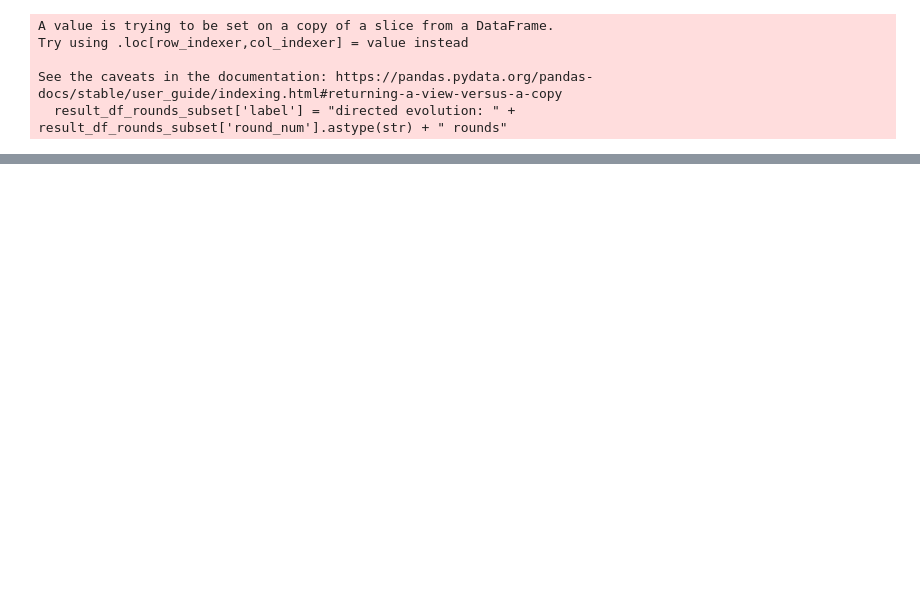
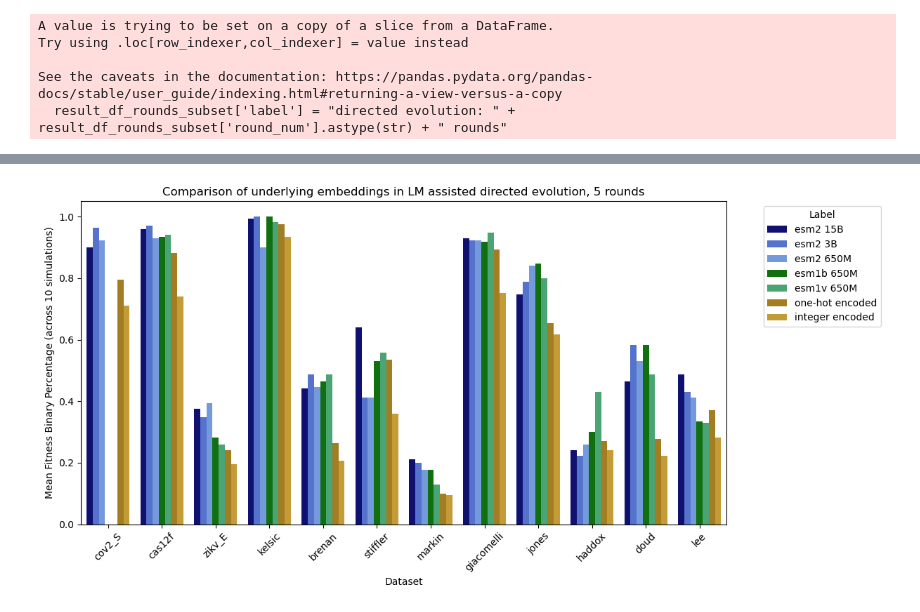
Before and after one commit to mat10d/EvolvePro, a Jupyter notebook: top-layer-metrics/across_rounds/across_rounds_new.ipynb, the cells around one changed output, grey strips where cells are left out. Cells and saved outputs as stored; diff of their text form; code cells hidden in the pictures; blank space fills up the shorter version.

```diff
--- a/top-layer-metrics/across_rounds/across_rounds_new.ipynb
+++ b/top-layer-metrics/across_rounds/across_rounds_new.ipynb
@@ -230,0 +265,9 @@ result_df_rounds
+# %%
+experiment = "integer_average"
+grid_search_var = ["num_mutants_per_round", "round_num"]
+columns_to_collapse = ["median_fitness_scaled", "top_fitness_scaled", "fitness_binary_percentage"]  # List of columns to collapse
+esm = "integer"
+size_csvs = "encoded"
+
+result_df_integer = read_data(experiment, grid_search_var, columns_to_collapse, esm, size_csvs)
+result_df_integer['label'] = "integer encoded"
@@ -230,0 +279,38 @@ result_df_rounds
+# %%
+# Define the colors for each hue level
+palette_colors = {'esm2 15B': 'navy',
+                  'esm2 3B': 'royalblue',
+                  'esm2 650M': 'cornflowerblue',
+
+                  'esm1b 650M': 'green',
+                  'esm1v 650M': 'mediumseagreen',
+
+                  'one-hot encoded': 'darkgoldenrod',
+                  'integer encoded': 'goldenrod'}
+
+# Create the bar plot with hue and error bars
+plt.figure(figsize=(10, 6))
+ax = sns.barplot(data=concatenated_df_5, x='dataset', y='fitness_binary_percentage_mean', hue='label',
+            palette=palette_colors)
+
+x_coords = [p.get_x() + 0.5 * p.get_width() for p in ax.patches]
+y_coords = [p.get_height() for p in ax.patches]
+
+# ax.errorbar(x=x_coords, y=y_coords, yerr=concatenated_df["fitness_binary_percentage_std"], fmt="none", capsize=2, c="k")
+
+# Add labels and title
+plt.xlabel('Dataset')
+plt.ylabel('Mean Fitness Binary Percentage (across 10 simulations)')
+plt.title('Comparison of underlying embeddings in LM assisted directed evolution, 5 rounds')
+
+# Rotate x-axis labels for better visibility
+plt.xticks(rotation=45)
+
+# Show the plot
+plt.tight_layout()
+plt.legend(title='Label', bbox_to_anchor=(1.05, 1), loc='upper left')
+plt.show()
+
+concatenated_df_5.to_csv("results/5_rounds_results.csv", index=False)
+# %% [output]
+[figure, added]
```
Also changed, not shown: parts of 24 cells of this notebook, 35 other files.
